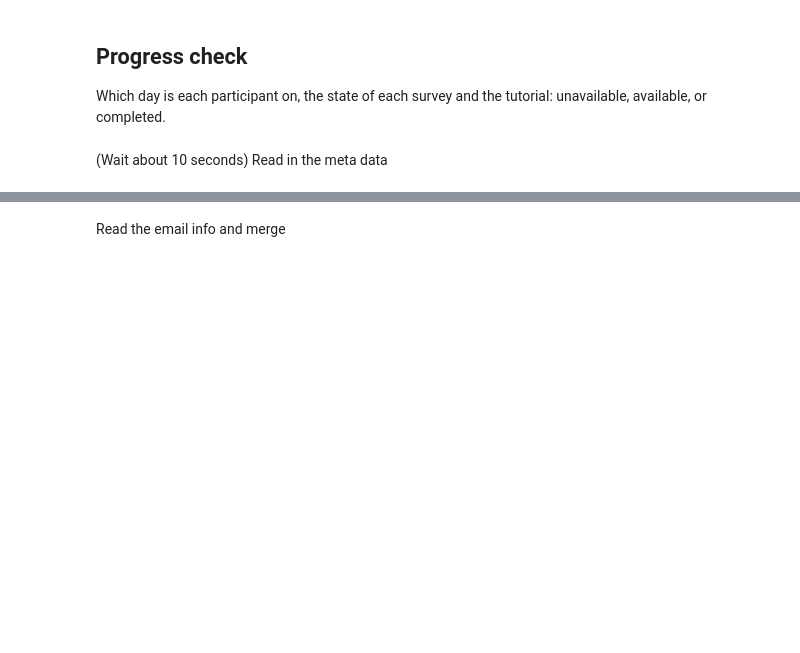
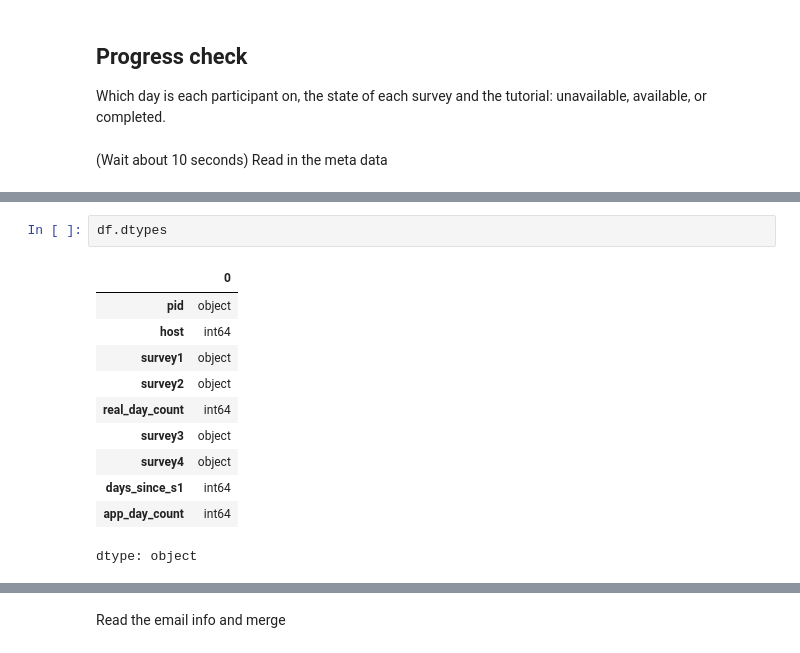
Before and after one commit to jzheng23/colab, a Jupyter notebook: Screen_time_firebase_monitor.ipynb, the cells around one changed output, grey strips where cells are left out. Drawn from its saved outputs; the diff is of its cells as text; blank space fills up the shorter version.

```diff
--- a/Screen_time_firebase_monitor.ipynb
+++ b/Screen_time_firebase_monitor.ipynb
@@ -593,0 +577,14 @@ survey_meta_pivoted.head()
+# %%
+df.dtypes
+# %% [output]
+|  | 0 |
+| pid | object |
+| host | int64 |
+| survey1 | object |
+| survey2 | object |
+| real_day_count | int64 |
+| survey3 | object |
+| survey4 | object |
+| days_since_s1 | int64 |
+| app_day_count | int64 |
+dtype: object
```
Also changed, not shown: parts of 35 cells of this notebook.
